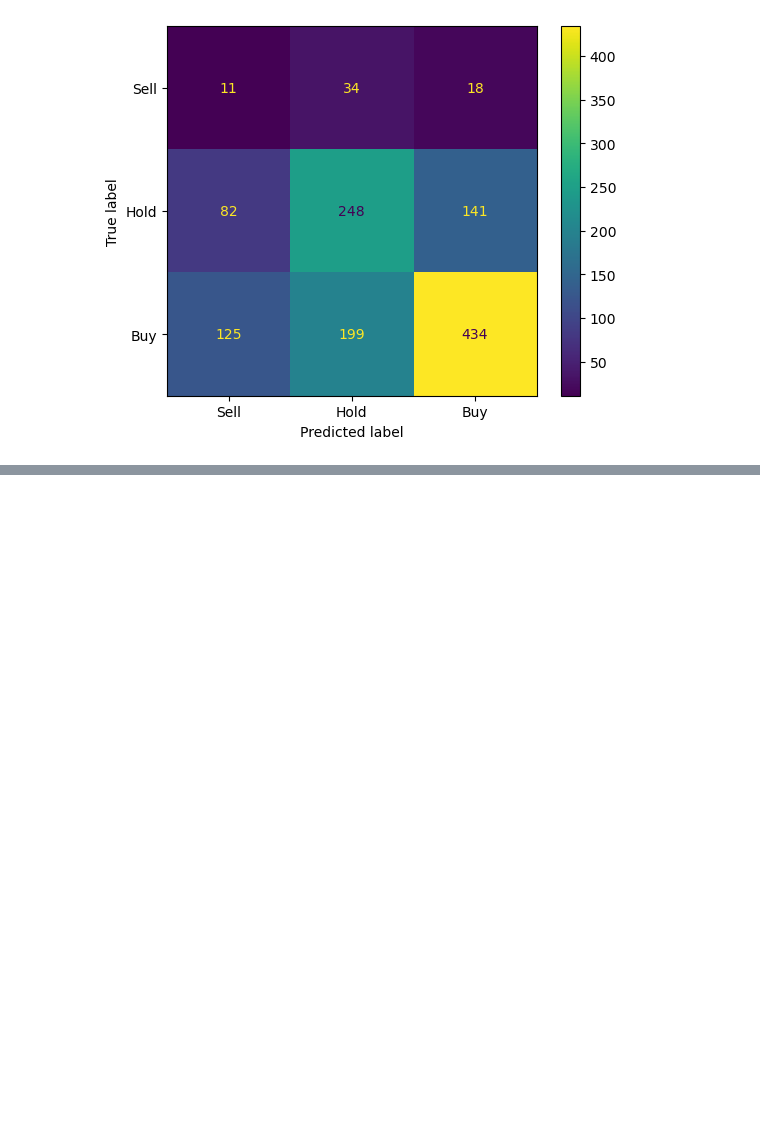
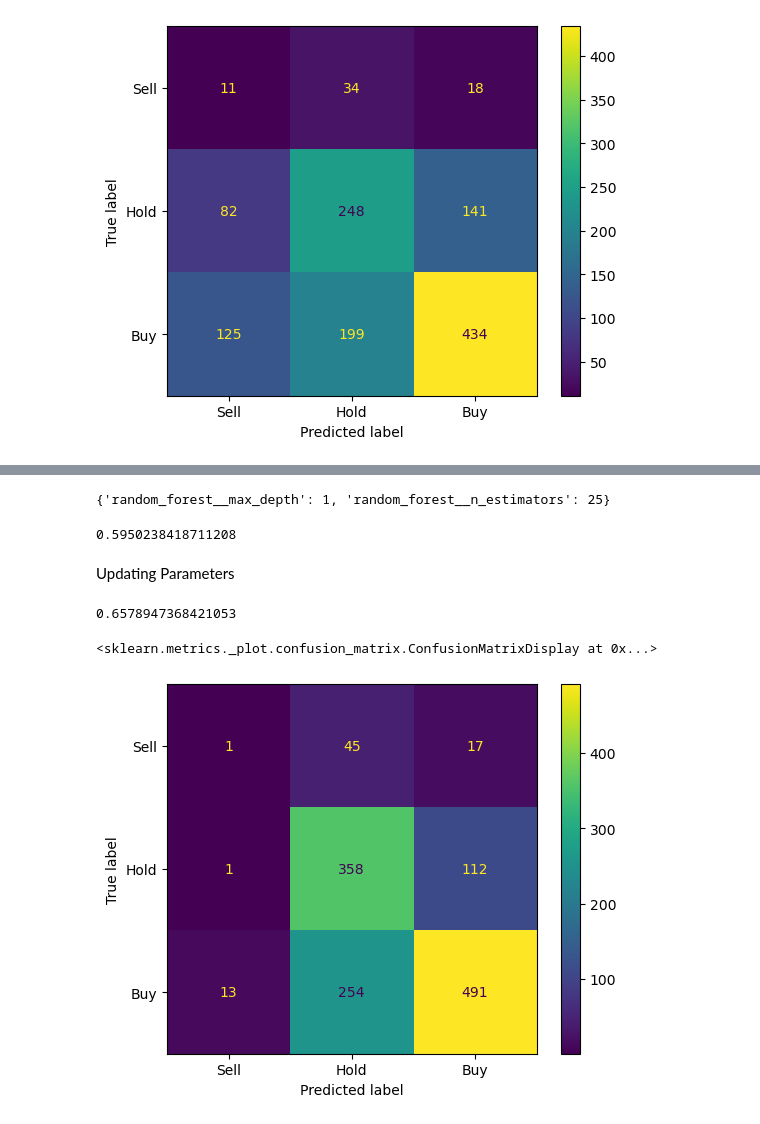
Before and after one commit to ChuckNadel/PredictingAnalystConsensus, a Jupyter notebook: ModelingNotebook.ipynb, the cells around one changed output, grey strips where cells are left out. Saved outputs shown, nothing was run; the diff lists cells and outputs as text; code cells hidden in the pictures; blank space fills up the shorter version.

Commit message:
Hyperparameter Tuned RandomForest

```diff
--- a/ModelingNotebook.ipynb
+++ b/ModelingNotebook.ipynb
@@ -50,0 +54,5 @@ ConfusionMatrixDisplay(cm, display_labels= ['Sell','Hold','Buy']).plot()
+# %%
+rfc_params = {'random_forest__max_depth': [1,2,3,4,5,6], 'random_forest__n_estimators': [15,20,25,30,35]}
+# %%
+gs = GridSearchCV(rfc_pipeline, rfc_params, cv = 5, scoring = 'accuracy', verbose = 1)
+gs.fit(X_train,y_train)
@@ -50,0 +69,24 @@ ConfusionMatrixDisplay(cm, display_labels= ['Sell','Hold','Buy']).plot()
+# %%
+gs.best_params_
+# %% [output]
+{'random_forest__max_depth': 1, 'random_forest__n_estimators': 25}
+# %%
+gs.best_score_
+# %% [output]
+0.5950238418711208
+# %% [markdown]
+Updating Parameters
+# %%
+rfc = RandomForestClassifier(max_depth = 1, n_estimators = 25, random_state = 42)
+rfc_pipeline = Pipeline([('smote', smt),('scaler', ss),('random_forest',rfc)])
+# %%
+rfc_pipeline.fit(X_train, y_train)
+y_pred = rfc_pipeline.predict(X_test)
+accuracy = accuracy_score(y_test, y_pred)
+print(accuracy)
+cm = confusion_matrix(y_true = y_test, y_pred = y_pred)
+ConfusionMatrixDisplay(cm, display_labels= ['Sell','Hold','Buy']).plot()
+# %% [output]
+0.6578947368421053
+<sklearn.metrics._plot.confusion_matrix.ConfusionMatrixDisplay at 0x...>
+[figure, added]
```
Also changed, not shown: parts of 3 cells of this notebook, 1 other file.
